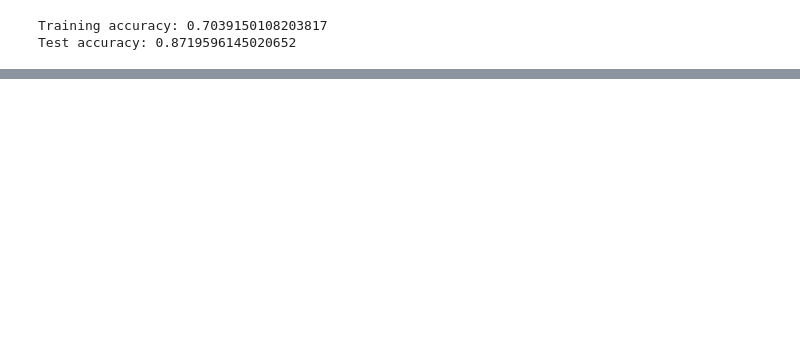
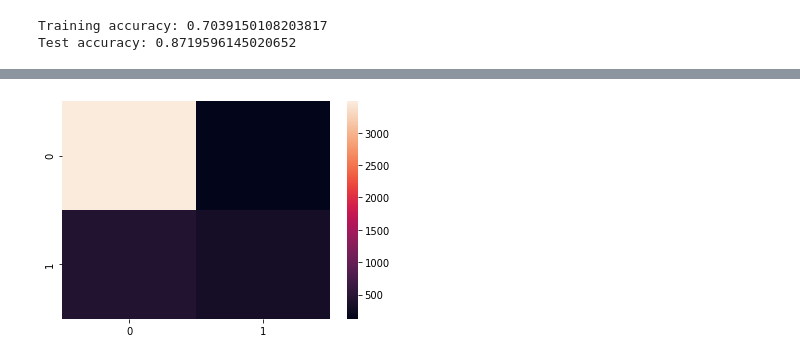
Before and after one commit to lal0904/YanrongWu-PHBS_MLF_2019, a Jupyter notebook: Final Group Project/Code/MLFinalProject.ipynb, the cells around one changed output, grey strips where cells are left out. Saved outputs shown, nothing was run; the diff lists cells and outputs as text; code cells hidden in the pictures; blank space fills up the shorter version.

```diff
--- a/Final Group Project/Code/MLFinalProject.ipynb
+++ b/Final Group Project/Code/MLFinalProject.ipynb
@@ -255,0 +312,6 @@ Test accuracy: 0.8719596145020652
+# %%
+treeConfusion= confusion_matrix(yTest, tree.predict(XTestPca), labels=[0, 1])
+seaborn.heatmap(treeConfusion)
+plt.show()
+# %% [output]
+[figure, added]
```
Also changed, not shown: parts of 5 cells of this notebook.
